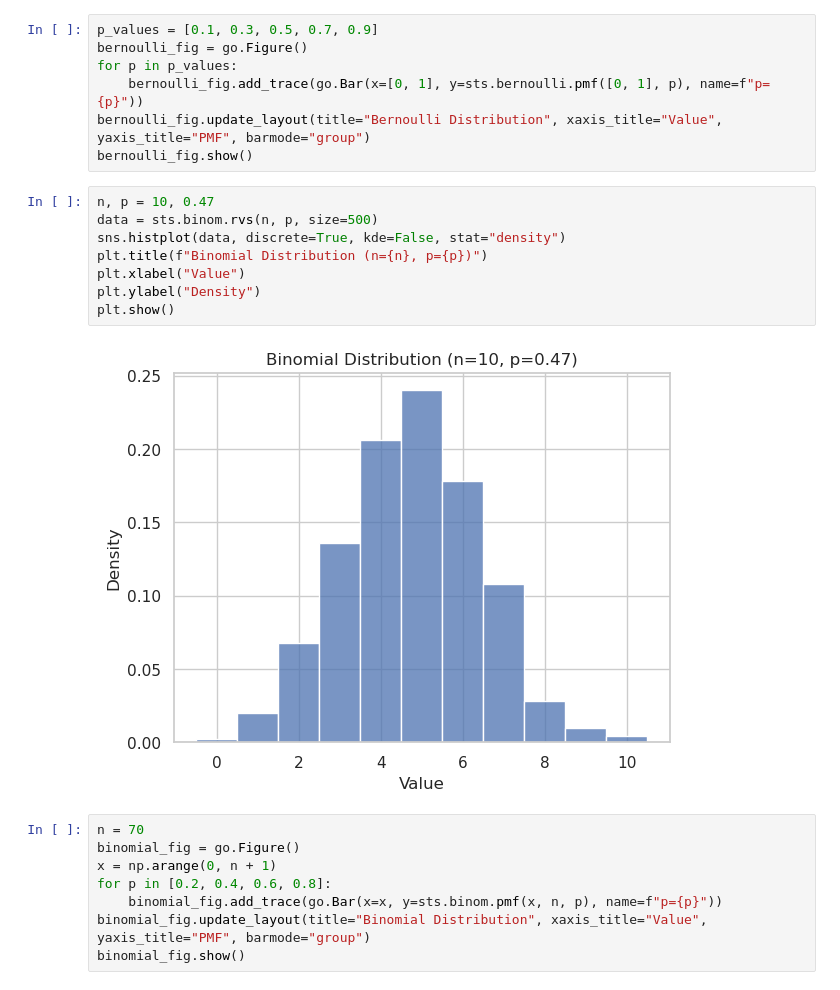
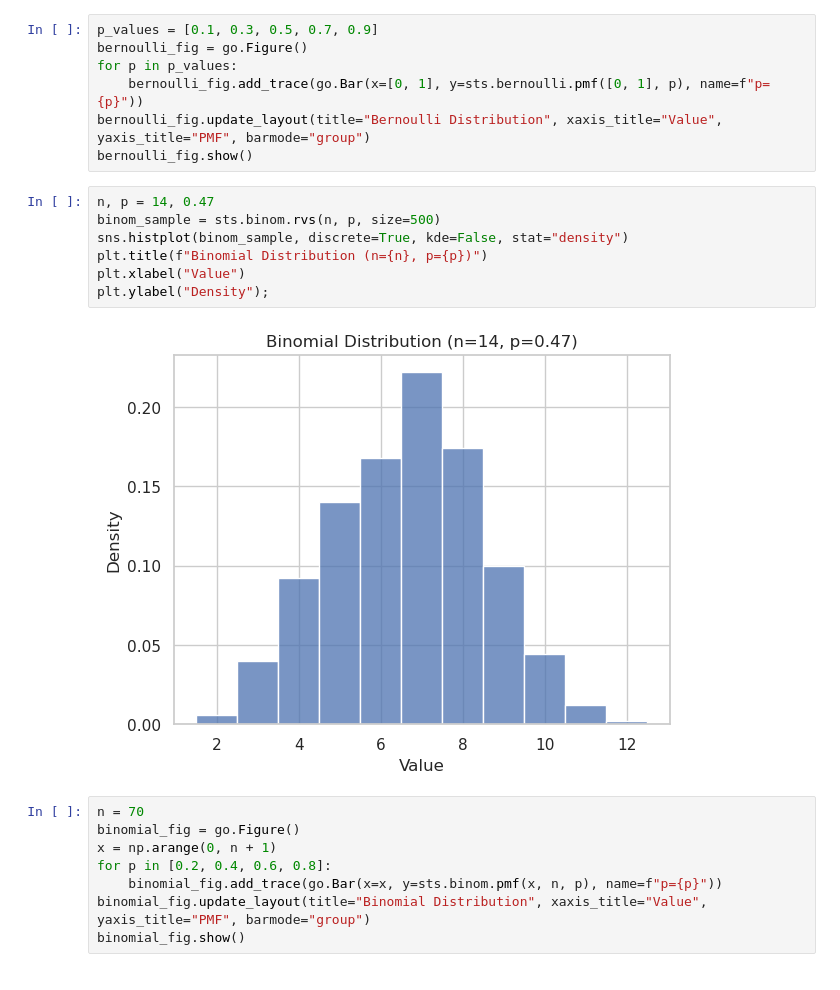
Before and after one commit to crissyro/kaggle_projects, a Jupyter notebook: notebooks/statistical_distributions.ipynb, the cells around one changed output. Saved outputs shown, nothing was run; the diff lists cells and outputs as text.

Commit message:
binom nbinom geom dist

```diff
--- a/notebooks/statistical_distributions.ipynb
+++ b/notebooks/statistical_distributions.ipynb
@@ -40,15 +40,14 @@ for p in p_values:
 bernoulli_fig.update_layout(title="Bernoulli Distribution", xaxis_title="Value", yaxis_title="PMF", barmode="group")
 bernoulli_fig.show()
 # %%
-n, p = 10, 0.47
-data = sts.binom.rvs(n, p, size=500)
-sns.histplot(data, discrete=True, kde=False, stat="density")
+n, p = 14, 0.47
+binom_sample = sts.binom.rvs(n, p, size=500)
+sns.histplot(binom_sample, discrete=True, kde=False, stat="density")
 plt.title(f"Binomial Distribution (n={n}, p={p})")
 plt.xlabel("Value")
-plt.ylabel("Density")
-plt.show()
+plt.ylabel("Density");
 # %% [output]
-[figure, old version]
+[figure, new version]
 # %%
 n = 70
 binomial_fig = go.Figure()
```
Also changed, not shown: parts of 4 cells of this notebook.
